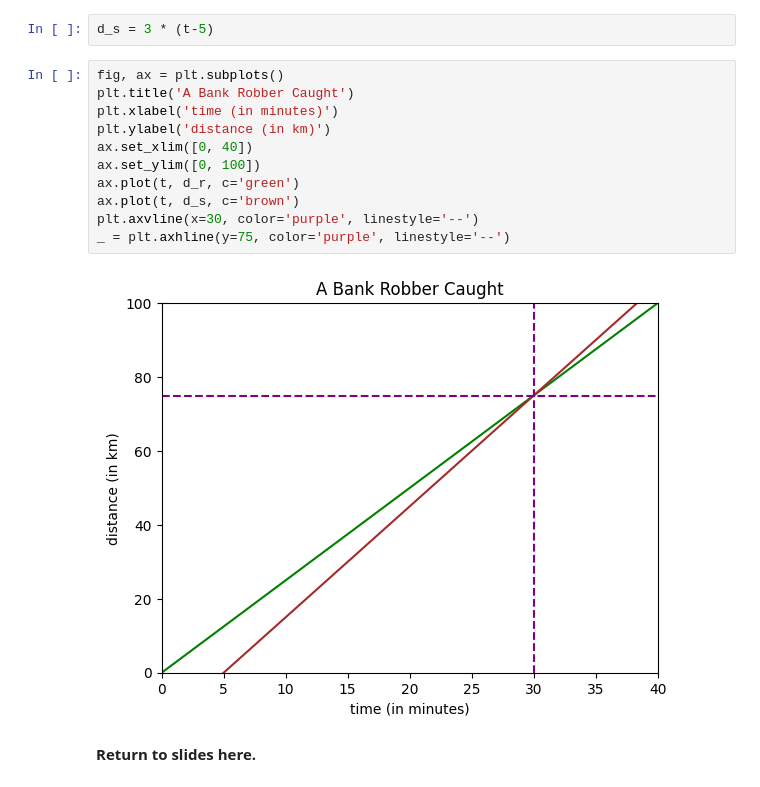
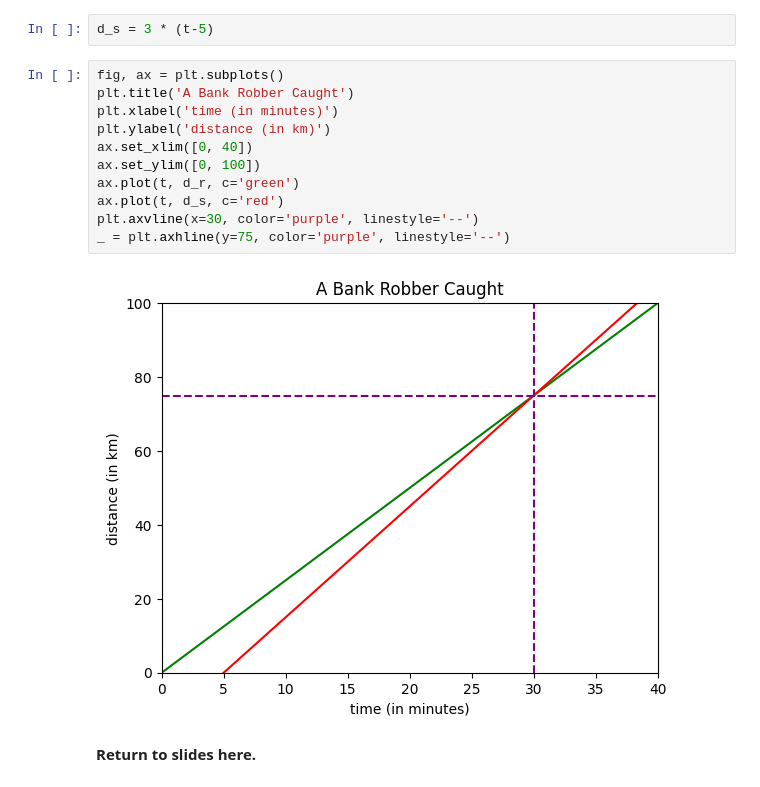
Before and after one commit to jpandey55/ML, a Jupyter notebook: notebooks/1-intro-to-linear-algebra.ipynb, the cells around one changed output. Cells and saved outputs as stored; diff of their text form.

```diff
--- a/notebooks/1-intro-to-linear-algebra.ipynb
+++ b/notebooks/1-intro-to-linear-algebra.ipynb
@@ -69,15 +69,15 @@ d_s = 3 * (t-5)
 # %%
 fig, ax = plt.subplots()
 plt.title('A Bank Robber Caught')
 plt.xlabel('time (in minutes)')
 plt.ylabel('distance (in km)')
 ax.set_xlim([0, 40])
 ax.set_ylim([0, 100])
 ax.plot(t, d_r, c='green')
-ax.plot(t, d_s, c='brown')
+ax.plot(t, d_s, c='red')
 plt.axvline(x=30, color='purple', linestyle='--')
 _ = plt.axhline(y=75, color='purple', linestyle='--')
 # %% [output]
-[figure, old version]
+[figure, new version]
 # %% [markdown]
 **Return to slides here.**
```
Also changed, not shown: parts of 2 cells of this notebook.
